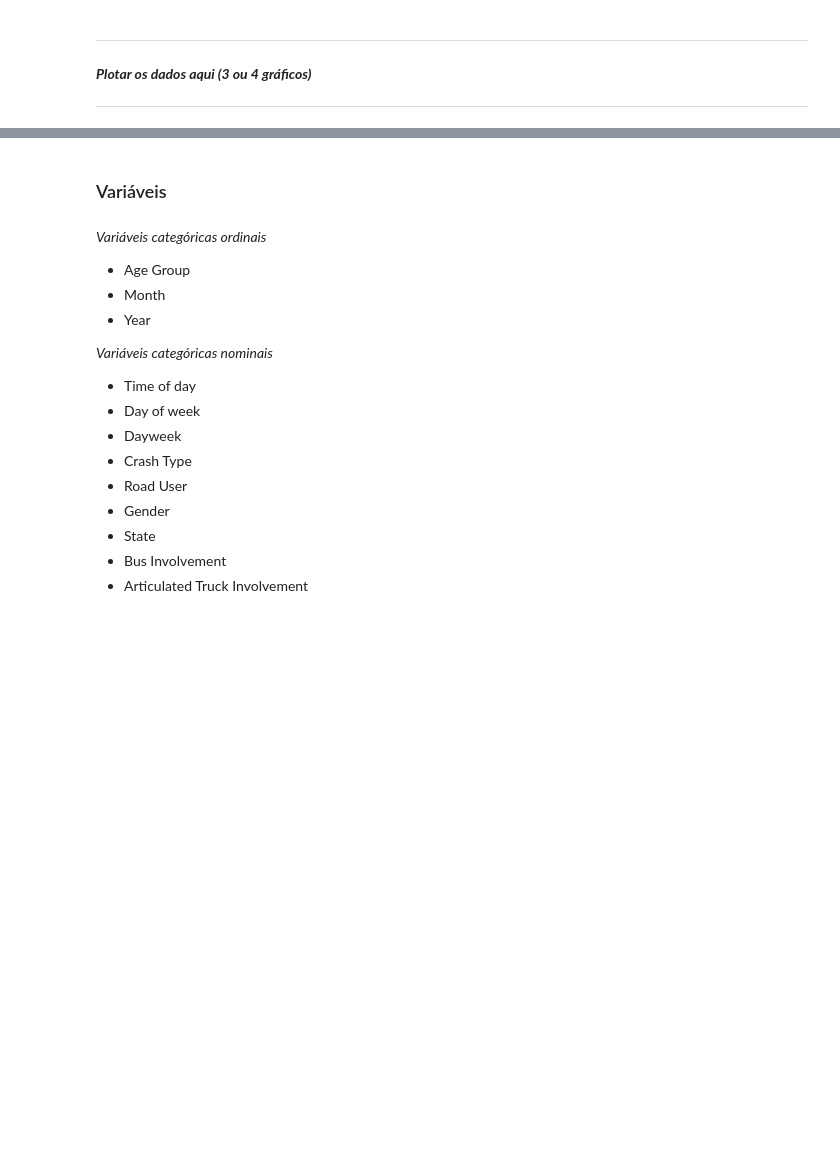
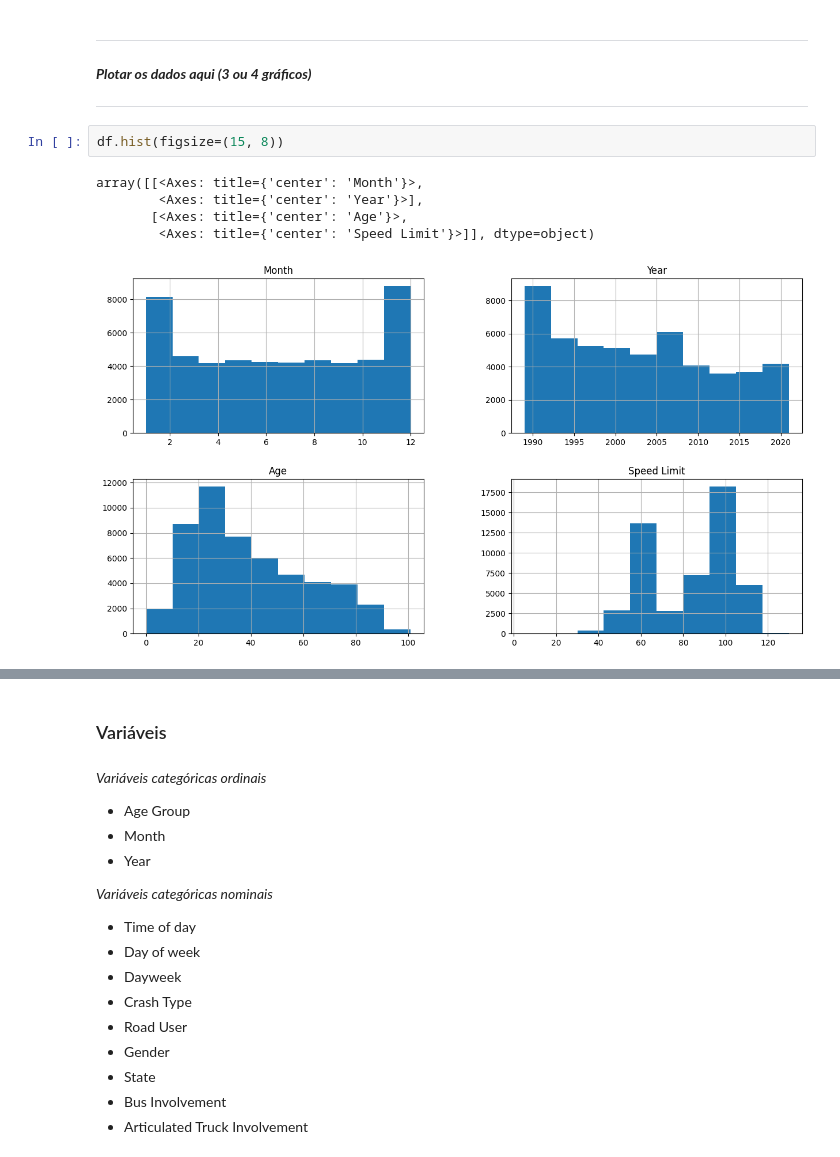
Before and after one commit to NicoleCarvalh/LinearRegressionML, a Jupyter notebook: Cleaning.ipynb, the cells around one changed output, grey strips where cells are left out. Cells and saved outputs as stored; diff of their text form; blank space fills up the shorter version.

```diff
--- a/Cleaning.ipynb
+++ b/Cleaning.ipynb
@@ -59,3 +76,11 @@ for column in df:
 _**Plotar os dados aqui (3 ou 4 gráficos)**_
 
 --------------------------------------------------------
+# %%
+df.hist(figsize=(15, 8))
+# %% [output]
+array([[<Axes: title={'center': 'Month'}>,
+        <Axes: title={'center': 'Year'}>],
+       [<Axes: title={'center': 'Age'}>,
+        <Axes: title={'center': 'Speed Limit'}>]], dtype=object)
+[figure, added]
```
Also changed, not shown: parts of 6 cells of this notebook.
